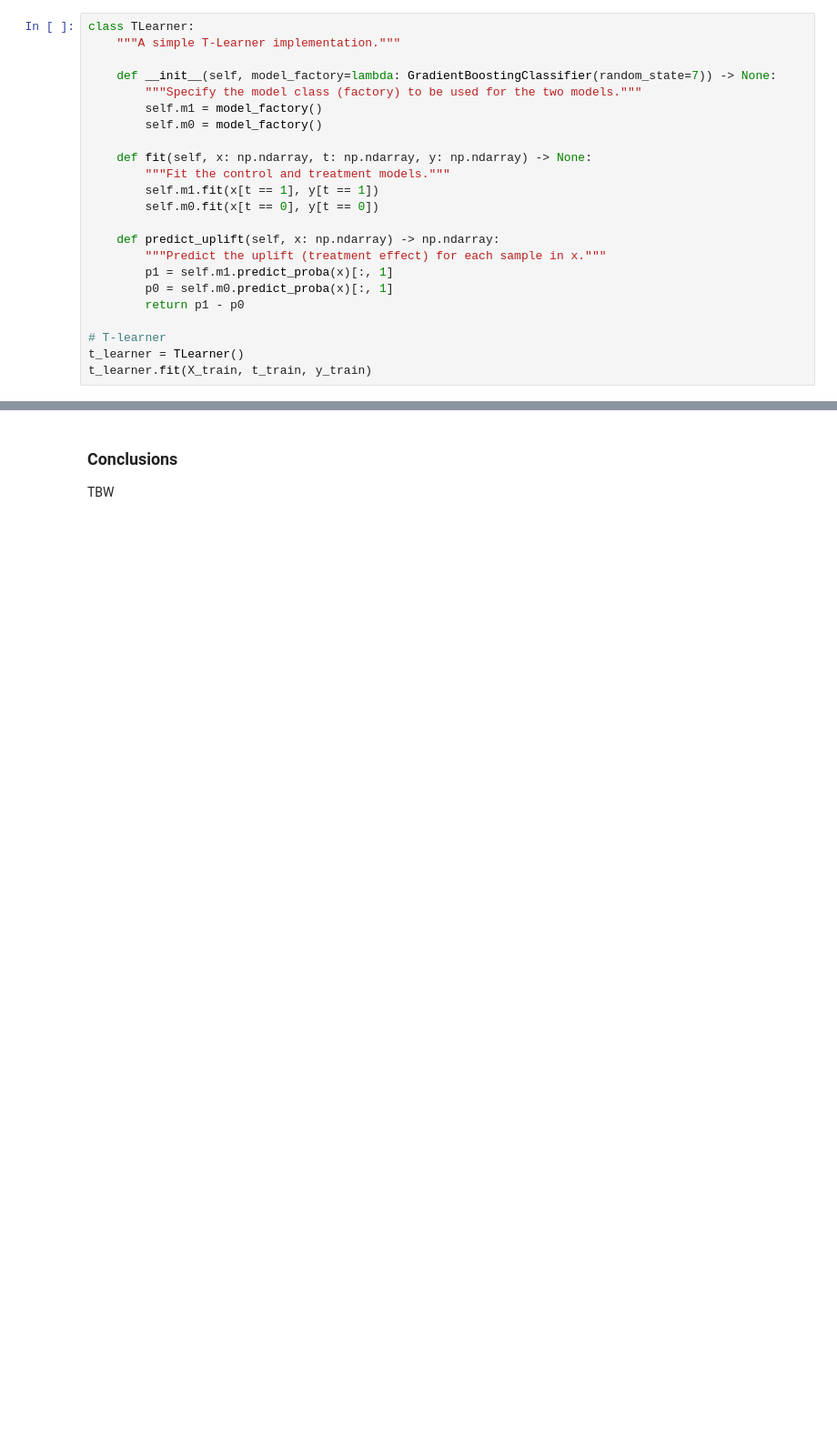
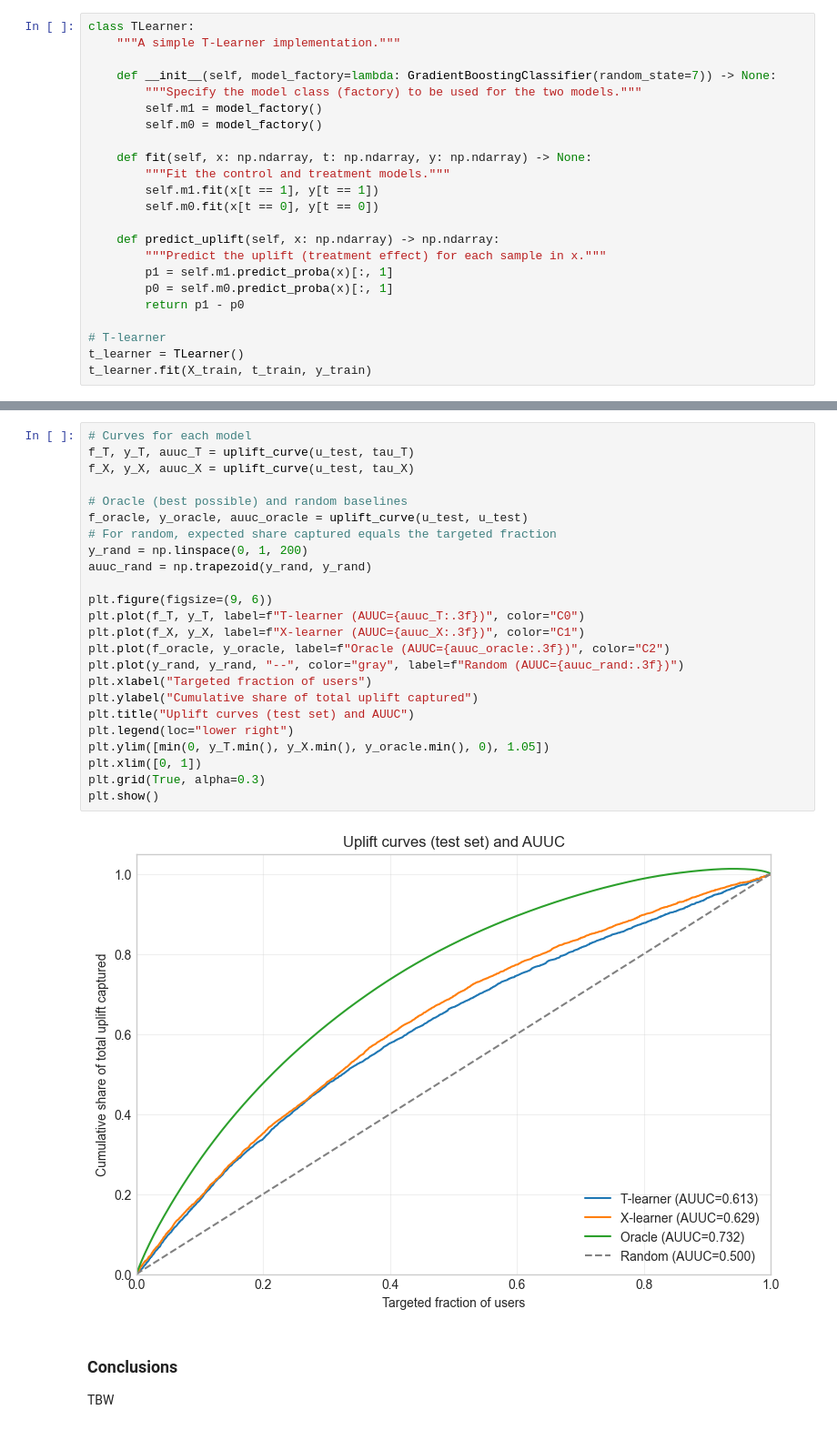
Before and after one commit to emilioMaddalena/causal-inference-studies, a Jupyter notebook: material/notebooks/uplift_modelling.ipynb, the cells around one changed output, grey strips where cells are left out. Shown at 91% size. Drawn from its saved outputs; the diff is of its cells as text; blank space fills up the shorter version.

```diff
--- a/material/notebooks/uplift_modelling.ipynb
+++ b/material/notebooks/uplift_modelling.ipynb
@@ -221,3 +272,29 @@ else:
+# %%
+# Curves for each model
+f_T, y_T, auuc_T = uplift_curve(u_test, tau_T)
+f_X, y_X, auuc_X = uplift_curve(u_test, tau_X)
+
+# Oracle (best possible) and random baselines
+f_oracle, y_oracle, auuc_oracle = uplift_curve(u_test, u_test)
+# For random, expected share captured equals the targeted fraction
+y_rand = np.linspace(0, 1, 200)
+auuc_rand = np.trapezoid(y_rand, y_rand)
+
+plt.figure(figsize=(9, 6))
+plt.plot(f_T, y_T, label=f"T-learner (AUUC={auuc_T:.3f})", color="C0")
+plt.plot(f_X, y_X, label=f"X-learner (AUUC={auuc_X:.3f})", color="C1")
+plt.plot(f_oracle, y_oracle, label=f"Oracle (AUUC={auuc_oracle:.3f})", color="C2")
+plt.plot(y_rand, y_rand, "--", color="gray", label=f"Random (AUUC={auuc_rand:.3f})")
+plt.xlabel("Targeted fraction of users")
+plt.ylabel("Cumulative share of total uplift captured")
+plt.title("Uplift curves (test set) and AUUC")
+plt.legend(loc="lower right")
+plt.ylim([min(0, y_T.min(), y_X.min(), y_oracle.min(), 0), 1.05])
+plt.xlim([0, 1])
+plt.grid(True, alpha=0.3)
+plt.show()
+# %% [output]
+[figure, added]
 # %% [markdown]
 ### Conclusions
 
```
Also changed, not shown: parts of 11 cells of this notebook.
